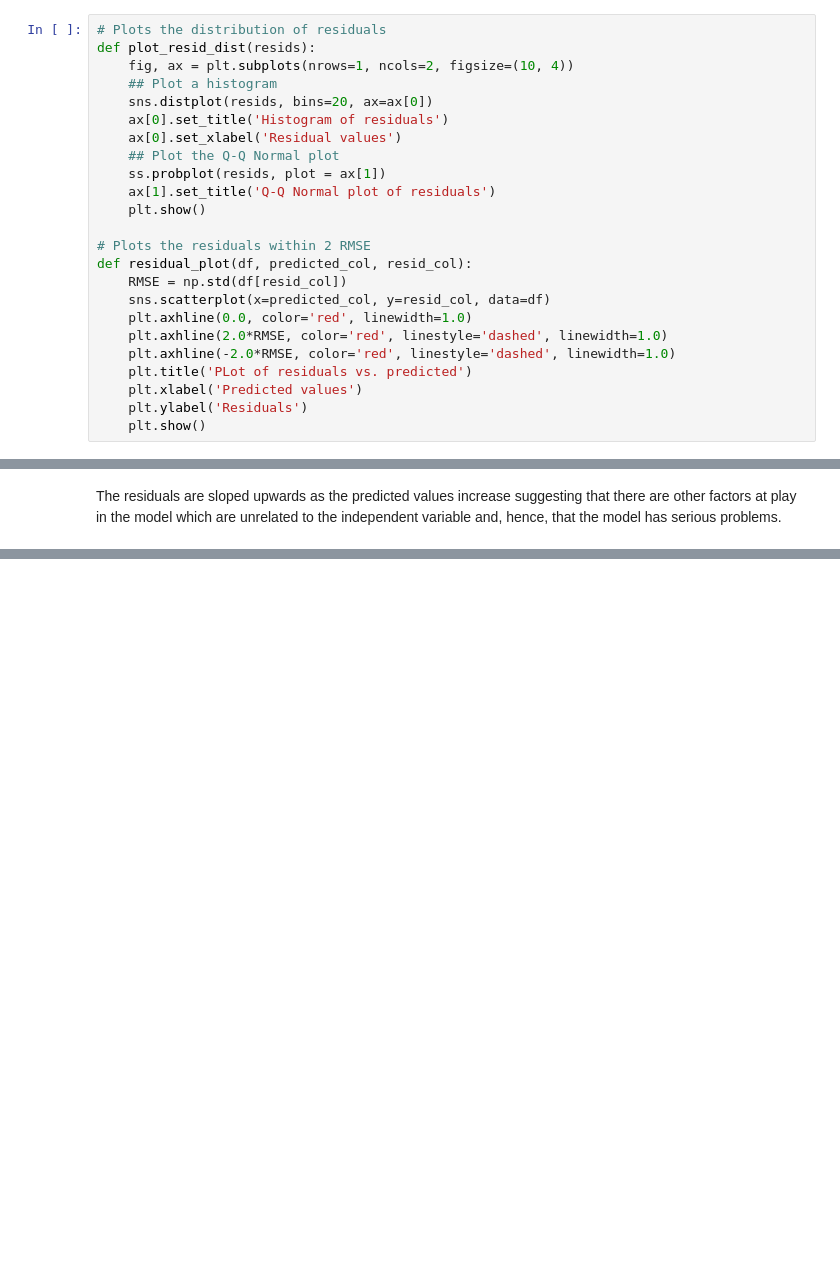
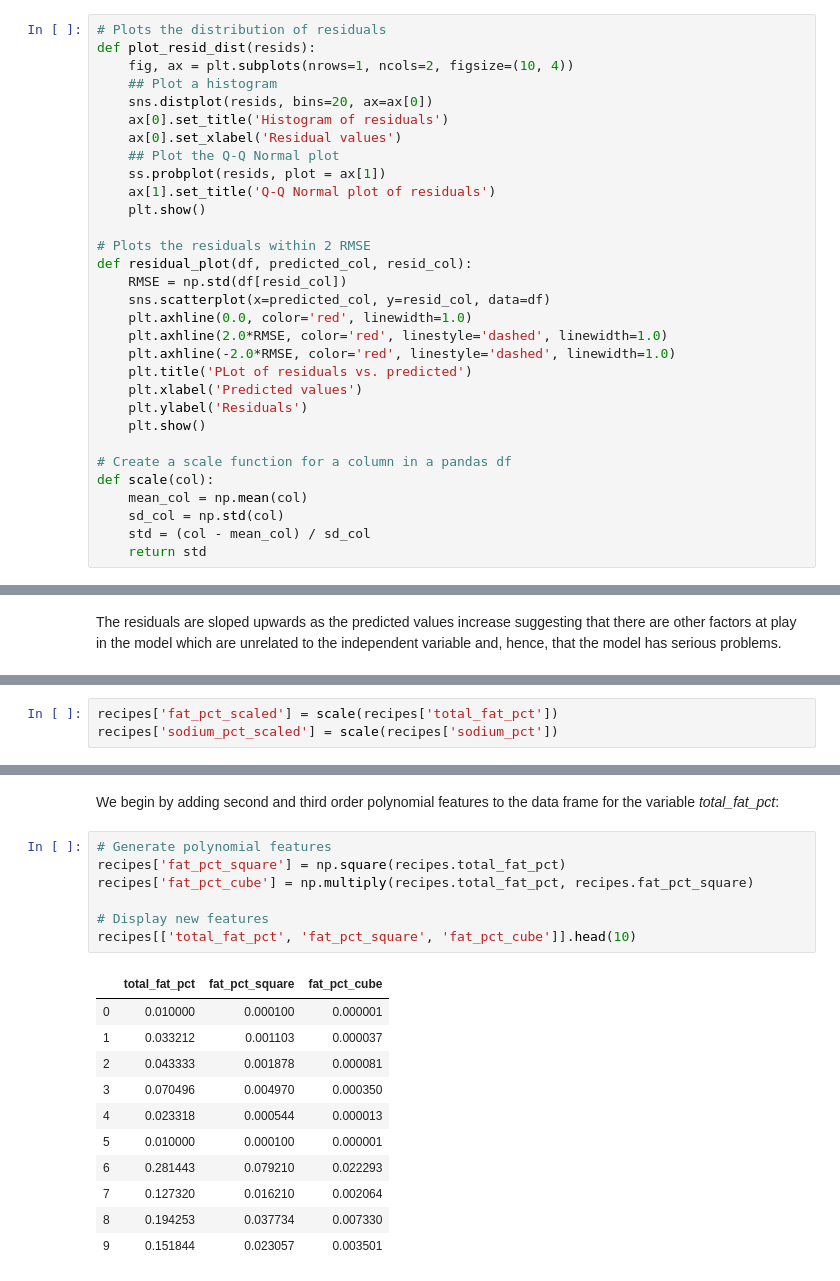
Before and after one commit to pelorenz/data-science-410, a Jupyter notebook: PeterLorenz-M03.ipynb, the cells around one changed output, grey strips where cells are left out. Saved outputs shown, nothing was run; the diff lists cells and outputs as text; blank space fills up the shorter version.

```diff
--- a/PeterLorenz-M03.ipynb
+++ b/PeterLorenz-M03.ipynb
@@ -59,6 +59,13 @@ def residual_plot(df, predicted_col, resid_col):
     plt.xlabel('Predicted values')
     plt.ylabel('Residuals')
     plt.show()
+
+# Create a scale function for a column in a pandas df
+def scale(col):
+    mean_col = np.mean(col)
+    sd_col = np.std(col)
+    std = (col - mean_col) / sd_col
+    return std
 # %% [markdown]
 ### Data Set Description
 # %% [markdown]
@@ -361,0 +375,3 @@ The residuals are sloped upwards as the predicted values increase suggesting tha
+# %%
+recipes['fat_pct_scaled'] = scale(recipes['total_fat_pct'])
+recipes['sodium_pct_scaled'] = scale(recipes['sodium_pct'])
@@ -361,0 +418,21 @@ The residuals are sloped upwards as the predicted values increase suggesting tha
+# %% [markdown]
+We begin by adding second and third order polynomial features to the data frame for the variable *total_fat_pct*:
+# %%
+# Generate polynomial features
+recipes['fat_pct_square'] = np.square(recipes.total_fat_pct)
+recipes['fat_pct_cube'] = np.multiply(recipes.total_fat_pct, recipes.fat_pct_square)
+
+# Display new features
+recipes[['total_fat_pct', 'fat_pct_square', 'fat_pct_cube']].head(10)
+# %% [output]
+|  | total_fat_pct | fat_pct_square | fat_pct_cube |
+| 0 | 0.010000 | 0.000100 | 0.000001 |
+| 1 | 0.033212 | 0.001103 | 0.000037 |
+| 2 | 0.043333 | 0.001878 | 0.000081 |
+| 3 | 0.070496 | 0.004970 | 0.000350 |
+| 4 | 0.023318 | 0.000544 | 0.000013 |
+| 5 | 0.010000 | 0.000100 | 0.000001 |
+| 6 | 0.281443 | 0.079210 | 0.022293 |
+| 7 | 0.127320 | 0.016210 | 0.002064 |
+| 8 | 0.194253 | 0.037734 | 0.007330 |
+| 9 | 0.151844 | 0.023057 | 0.003501 |
```
Also changed, not shown: parts of 33 cells of this notebook.
